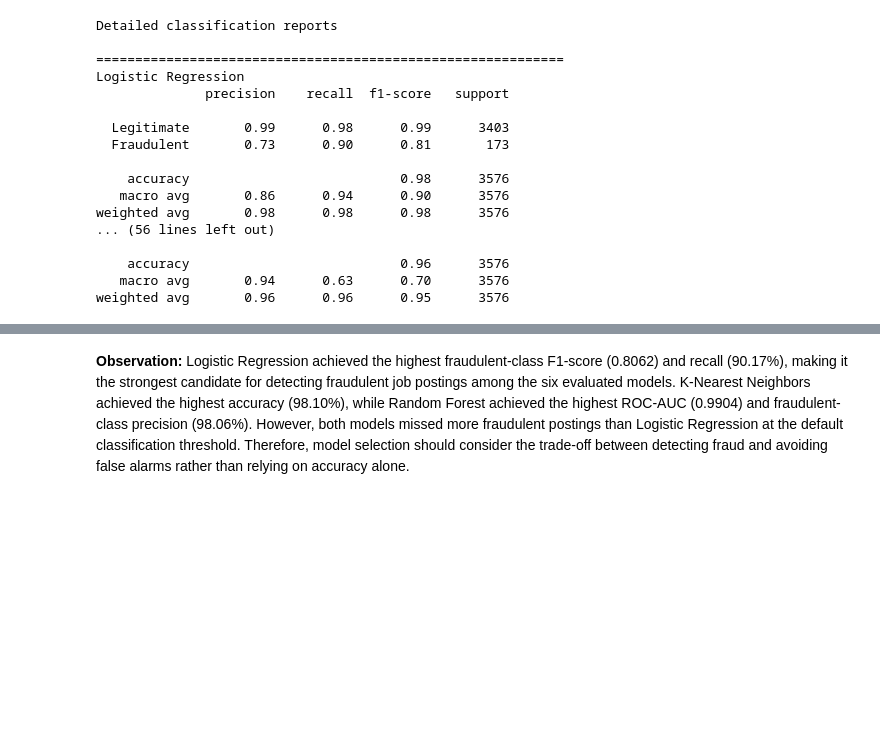
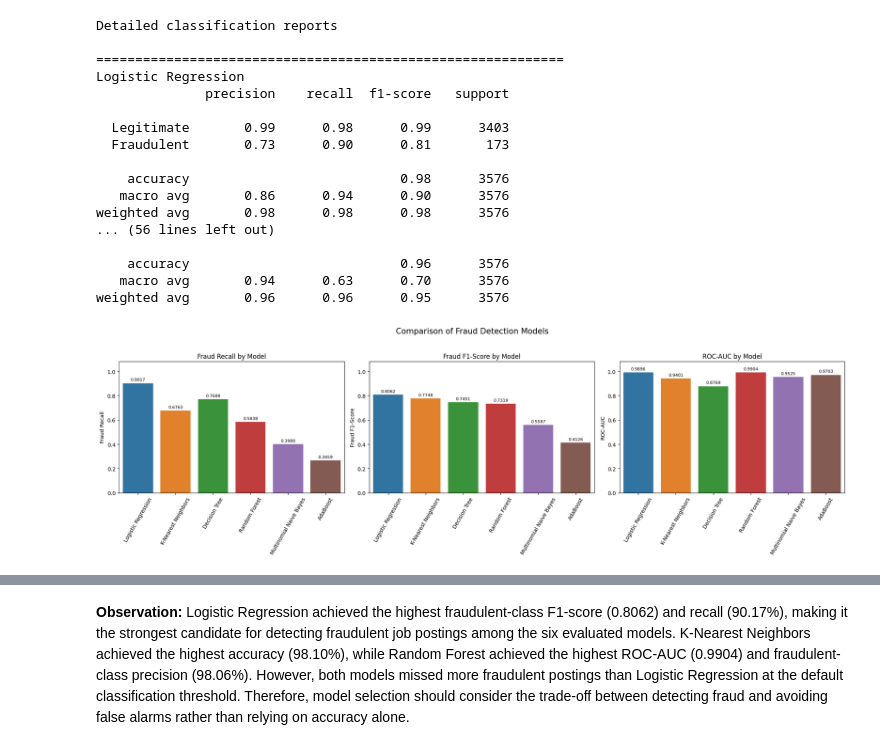
Before and after one commit to auyashas/fake-job-posting-analyzer, a Jupyter notebook: fakeJobPostAnalyzer.ipynb, the cells around one changed output, grey strips where cells are left out. Cells and saved outputs as stored; diff of their text form; code cells hidden in the pictures; blank space fills up the shorter version.

```diff
--- a/fakeJobPostAnalyzer.ipynb
+++ b/fakeJobPostAnalyzer.ipynb
@@ -766,3 +806,50 @@ weighted avg       0.98      0.98      0.98      3576
     accuracy                           0.96      3576
    macro avg       0.94      0.63      0.70      3576
 weighted avg       0.96      0.96      0.95      3576
+# %%
+# Select the metrics most useful for comparing fraud detection models
+metrics_to_plot = [
+    ("Fraud Recall", "Fraud Recall by Model"),
+    ("Fraud F1-Score", "Fraud F1-Score by Model"),
+    ("ROC-AUC", "ROC-AUC by Model")
+]
+
+# Copy the existing evaluation results
+plot_df = results_df.copy()
+
+# Create three comparison plots
+fig, axes = plt.subplots(1, 3, figsize=(20, 6))
+
+for ax, (metric, title) in zip(axes, metrics_to_plot):
+    sns.barplot(
+        data=plot_df,
+        x="Model",
+        y=metric,
+        hue="Model",
+        legend=False,
+        ax=ax
+    )
+
+    ax.set_title(title, fontsize=12)
+    ax.set_xlabel("")
+    ax.set_ylabel(metric)
+    ax.set_ylim(0, 1.08)
+    ax.tick_params(axis="x", rotation=60)
+
+    for container in ax.containers:
+        ax.bar_label(
+            container,
+            fmt="%.4f",
+            padding=3,
+            fontsize=8
+        )
+
+plt.suptitle(
+    "Comparison of Fraud Detection Models",
+    fontsize=15,
+    y=1.03
+)
+plt.tight_layout()
+plt.show()
+# %% [output]
+[figure, added]
```
Also changed, not shown: parts of 3 cells of this notebook.
